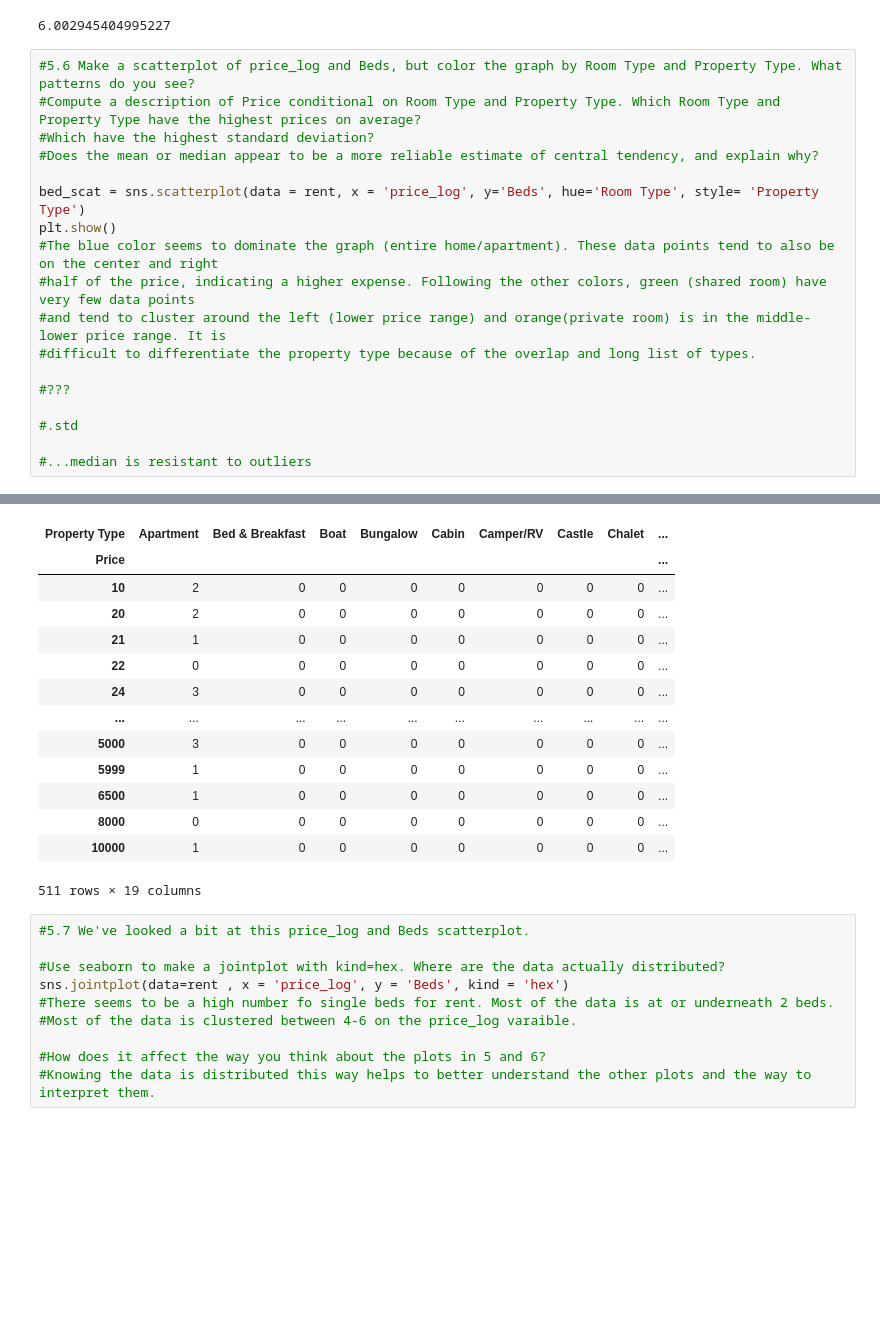
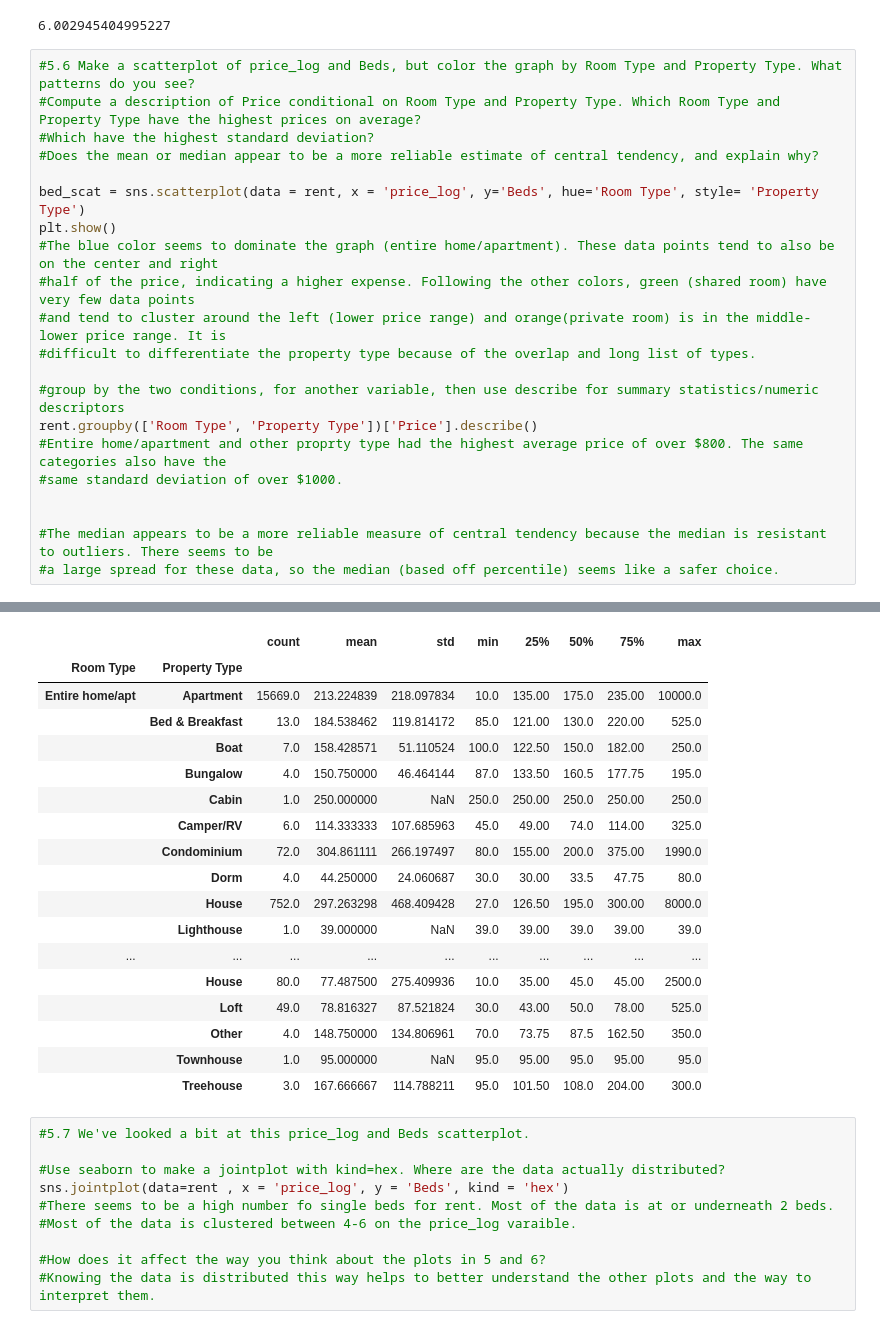
Before and after one commit to kyleegit27/EDA, a Jupyter notebook: assignment/assignment.ipynb, the cells around one changed output, grey strips where cells are left out. Saved outputs shown, nothing was run; the diff lists cells and outputs as text; blank space fills up the shorter version.

```diff
--- a/assignment/assignment.ipynb
+++ b/assignment/assignment.ipynb
@@ -318,37 +318,44 @@ bed_count.std()
 # %%
 #5.6 Make a scatterplot of price_log and Beds, but color the graph by Room Type and Property Type. What patterns do you see?
 #Compute a description of Price conditional on Room Type and Property Type. Which Room Type and Property Type have the highest prices on average?
 #Which have the highest standard deviation?
 #Does the mean or median appear to be a more reliable estimate of central tendency, and explain why?
 
 bed_scat = sns.scatterplot(data = rent, x = 'price_log', y='Beds', hue='Room Type', style= 'Property Type')
 plt.show()
 #The blue color seems to dominate the graph (entire home/apartment). These data points tend to also be on the center and right
 #half of the price, indicating a higher expense. Following the other colors, green (shared room) have very few data points
 #and tend to cluster around the left (lower price range) and orange(private room) is in the middle-lower price range. It is
 #difficult to differentiate the property type because of the overlap and long list of types.
 
-#???
+#group by the two conditions, for another variable, then use describe for summary statistics/numeric descriptors
+rent.groupby(['Room Type', 'Property Type'])['Price'].describe()
+#Entire home/apartment and other proprty type had the highest average price of over $800. The same categories also have the
+#same standard deviation of over $1000.
 
-#.std
 
-#...median is resistant to outliers
+#The median appears to be a more reliable measure of central tendency because the median is resistant to outliers. There seems to be
+#a large spread for these data, so the median (based off percentile) seems like a safer choice.
 # %% [output]
 [figure]
-| Property Type | Apartment | Bed & Breakfast | Boat | Bungalow | Cabin | Camper/RV | Castle | Chalet | ... |
-| Price |  |  |  |  |  |  |  |  | ... |
-| 10 | 2 | 0 | 0 | 0 | 0 | 0 | 0 | 0 | ... |
-| 20 | 2 | 0 | 0 | 0 | 0 | 0 | 0 | 0 | ... |
-| 21 | 1 | 0 | 0 | 0 | 0 | 0 | 0 | 0 | ... |
-| 22 | 0 | 0 | 0 | 0 | 0 | 0 | 0 | 0 | ... |
-| 24 | 3 | 0 | 0 | 0 | 0 | 0 | 0 | 0 | ... |
+|  |  | count | mean | std | min | 25% | 50% | 75% | max |
+| Room Type | Property Type |  |  |  |  |  |  |  |  |
+| Entire home/apt | Apartment | 15669.0 | 213.224839 | 218.097834 | 10.0 | 135.00 | 175.0 | 235.00 | 10000.0 |
+|  | Bed & Breakfast | 13.0 | 184.538462 | 119.814172 | 85.0 | 121.00 | 130.0 | 220.00 | 525.0 |
+|  | Boat | 7.0 | 158.428571 | 51.110524 | 100.0 | 122.50 | 150.0 | 182.00 | 250.0 |
+|  | Bungalow | 4.0 | 150.750000 | 46.464144 | 87.0 | 133.50 | 160.5 | 177.75 | 195.0 |
+|  | Cabin | 1.0 | 250.000000 | NaN | 250.0 | 250.00 | 250.0 | 250.00 | 250.0 |
+|  | Camper/RV | 6.0 | 114.333333 | 107.685963 | 45.0 | 49.00 | 74.0 | 114.00 | 325.0 |
+|  | Condominium | 72.0 | 304.861111 | 266.197497 | 80.0 | 155.00 | 200.0 | 375.00 | 1990.0 |
+|  | Dorm | 4.0 | 44.250000 | 24.060687 | 30.0 | 30.00 | 33.5 | 47.75 | 80.0 |
+|  | House | 752.0 | 297.263298 | 468.409428 | 27.0 | 126.50 | 195.0 | 300.00 | 8000.0 |
+|  | Lighthouse | 1.0 | 39.000000 | NaN | 39.0 | 39.00 | 39.0 | 39.00 | 39.0 |
 | ... | ... | ... | ... | ... | ... | ... | ... | ... | ... |
-| 5000 | 3 | 0 | 0 | 0 | 0 | 0 | 0 | 0 | ... |
-| 5999 | 1 | 0 | 0 | 0 | 0 | 0 | 0 | 0 | ... |
-| 6500 | 1 | 0 | 0 | 0 | 0 | 0 | 0 | 0 | ... |
-| 8000 | 0 | 0 | 0 | 0 | 0 | 0 | 0 | 0 | ... |
-| 10000 | 1 | 0 | 0 | 0 | 0 | 0 | 0 | 0 | ... |
+|  | House | 80.0 | 77.487500 | 275.409936 | 10.0 | 35.00 | 45.0 | 45.00 | 2500.0 |
+|  | Loft | 49.0 | 78.816327 | 87.521824 | 30.0 | 43.00 | 50.0 | 78.00 | 525.0 |
+|  | Other | 4.0 | 148.750000 | 134.806961 | 70.0 | 73.75 | 87.5 | 162.50 | 350.0 |
+|  | Townhouse | 1.0 | 95.000000 | NaN | 95.0 | 95.00 | 95.0 | 95.00 | 95.0 |
+|  | Treehouse | 3.0 | 167.666667 | 114.788211 | 95.0 | 101.50 | 108.0 | 204.00 | 300.0 |
-511 rows × 19 columns
 # %%
 #5.7 We've looked a bit at this price_log and Beds scatterplot.
 
```
